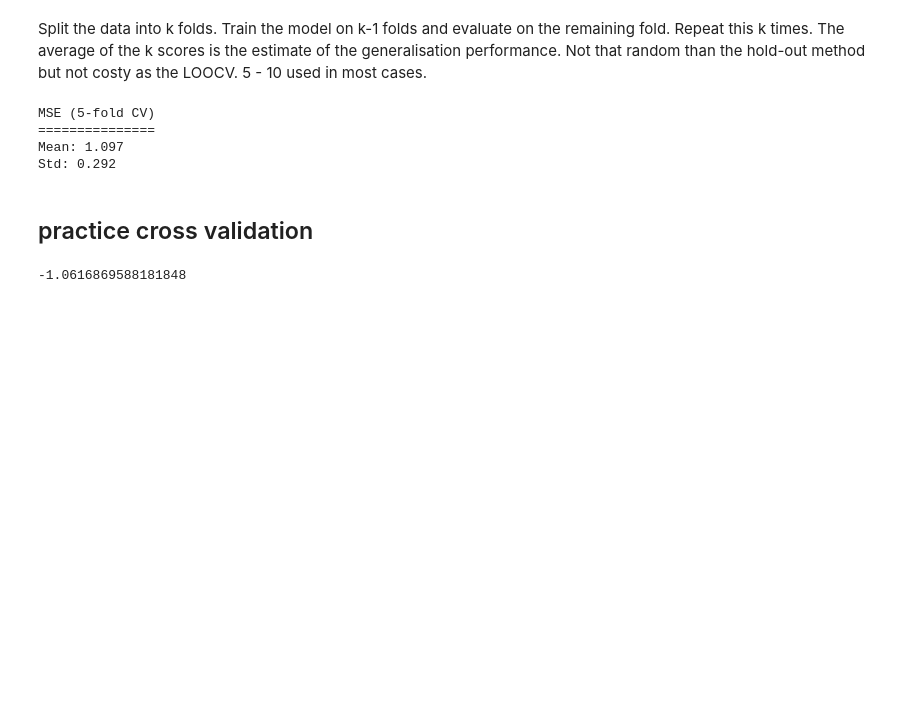
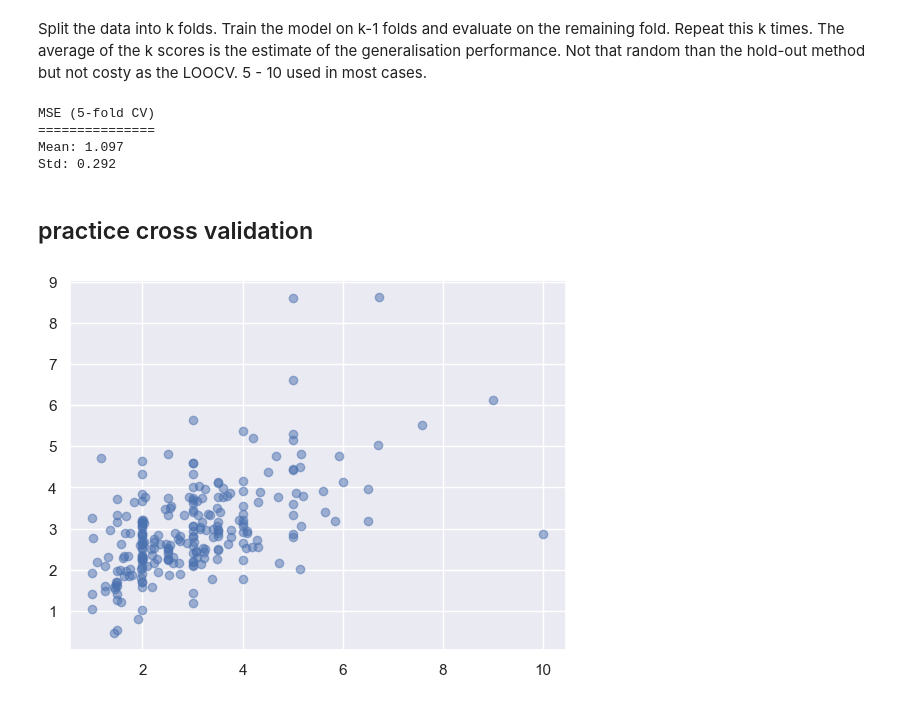
Before and after one commit to yoichiojima/scikit-learn-training, a Jupyter notebook: notebooks/generalisation_performance.ipynb, the cells around one changed output. Cells and saved outputs as stored; diff of their text form; code cells hidden in the pictures; blank space fills up the shorter version.

```diff
--- a/notebooks/generalisation_performance.ipynb
+++ b/notebooks/generalisation_performance.ipynb
@@ -100,18 +100,37 @@ Mean: 1.097
 Std: 0.292
 # %% [markdown]
 ## practice cross validation
-# %%
-df = sns.load_dataset('tips')
-
-X = df[['total_bill']]
-y = df[['tip']]
-
-cv = KFold(n_splits = 5)
-
-scores = cross_val_score(
-    model, X, y, cv = cv, scoring = 'neg_mean_squared_error'
-)
-
-np.mean(scores)
-# %% [output]
--1.0616869588181848
+# %%
+import numpy as np
+import pandas as pd
+import seaborn as sns
+import matplotlib.pyplot as plt
+from sklearn.linear_model import LinearRegression
+from sklearn.preprocessing import PolynomialFeatures
+from sklearn.model_selection import KFold
+from sklearn.model_selection import cross_val_predict
+from sklearn.pipeline import make_pipeline
+
+sns.set()
+
+# preprocessing
+df = sns.load_dataset('tips')
+
+# one hot encoding for categorical variables
+df = pd.get_dummies(df, drop_first = True)
+
+X = df.drop(columns = 'tip')
+y = df[['tip']]
+
+pipe = make_pipeline(
+    PolynomialFeatures(degree = 2),
+    LinearRegression()
+)
+
+cv = KFold(n_splits = 5, shuffle = True)
+pred = cross_val_predict(pipe, X, y, cv = cv)
+
+plt.scatter(y, pred, alpha = 0.5)
+plt.show()
+# %% [output]
+[figure, added]
```
